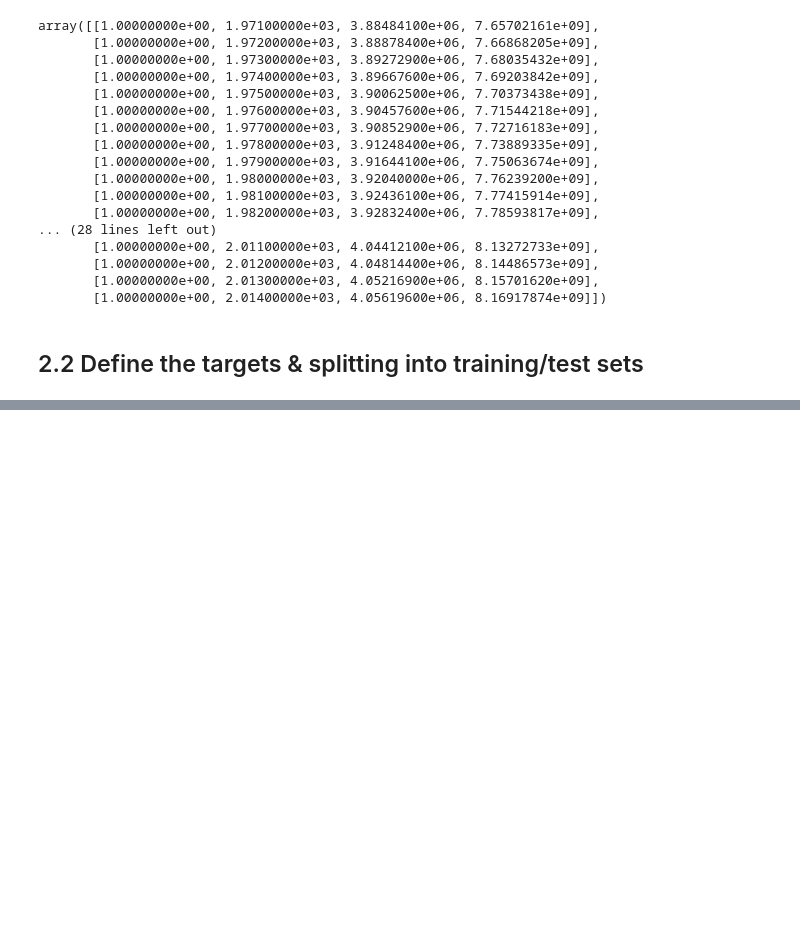
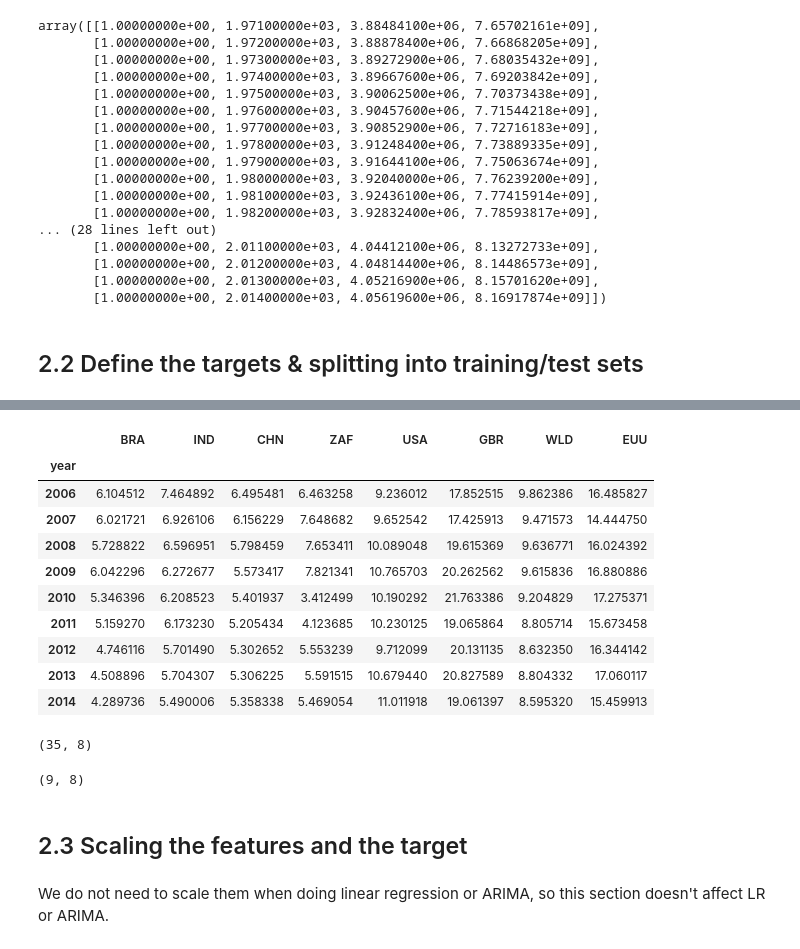
Before and after one commit to sandyherho/time_series_learning, a Jupyter notebook: deepCO2/co2_emission_forecast.ipynb, the cells around one changed output, grey strips where cells are left out. Drawn from its saved outputs; the diff is of its cells as text; code cells hidden in the pictures; blank space fills up the shorter version.

```diff
--- a/deepCO2/co2_emission_forecast.ipynb
+++ b/deepCO2/co2_emission_forecast.ipynb
@@ -374,0 +586,3 @@ array([[1.00000000e+00, 1.97100000e+03, 3.88484100e+06, 7.65702161e+09],
+# %%
+y_test_indicator = pd.DataFrame(index=df_indicator.index[train_size:])
+y_test_indicator
@@ -374,0 +601,29 @@ array([[1.00000000e+00, 1.97100000e+03, 3.88484100e+06, 7.65702161e+09],
+# %%
+for c in regions:
+    y_test_indicator[c] = df_indicator.loc[(df_indicator.index[0] + train_size):, c]
+# %%
+y_test_indicator
+# %% [output]
+|  | BRA | IND | CHN | ZAF | USA | GBR | WLD | EUU |
+| year |  |  |  |  |  |  |  |  |
+| 2006 | 6.104512 | 7.464892 | 6.495481 | 6.463258 | 9.236012 | 17.852515 | 9.862386 | 16.485827 |
+| 2007 | 6.021721 | 6.926106 | 6.156229 | 7.648682 | 9.652542 | 17.425913 | 9.471573 | 14.444750 |
+| 2008 | 5.728822 | 6.596951 | 5.798459 | 7.653411 | 10.089048 | 19.615369 | 9.636771 | 16.024392 |
+| 2009 | 6.042296 | 6.272677 | 5.573417 | 7.821341 | 10.765703 | 20.262562 | 9.615836 | 16.880886 |
+| 2010 | 5.346396 | 6.208523 | 5.401937 | 3.412499 | 10.190292 | 21.763386 | 9.204829 | 17.275371 |
+| 2011 | 5.159270 | 6.173230 | 5.205434 | 4.123685 | 10.230125 | 19.065864 | 8.805714 | 15.673458 |
+| 2012 | 4.746116 | 5.701490 | 5.302652 | 5.553239 | 9.712099 | 20.131135 | 8.632350 | 16.344142 |
+| 2013 | 4.508896 | 5.704307 | 5.306225 | 5.591515 | 10.679440 | 20.827589 | 8.804332 | 17.060117 |
+| 2014 | 4.289736 | 5.490006 | 5.358338 | 5.469054 | 11.011918 | 19.061397 | 8.595320 | 15.459913 |
+# %%
+y_train_indicator.shape
+# %% [output]
+(35, 8)
+# %%
+y_test_indicator.shape
+# %% [output]
+(9, 8)
+# %% [markdown]
+## 2.3 Scaling the features and the target
+# %% [markdown]
+We do not need to scale them when doing linear regression or ARIMA, so this section doesn't affect LR or ARIMA.
```
Also changed, not shown: parts of 26 cells of this notebook, 2 other files.
